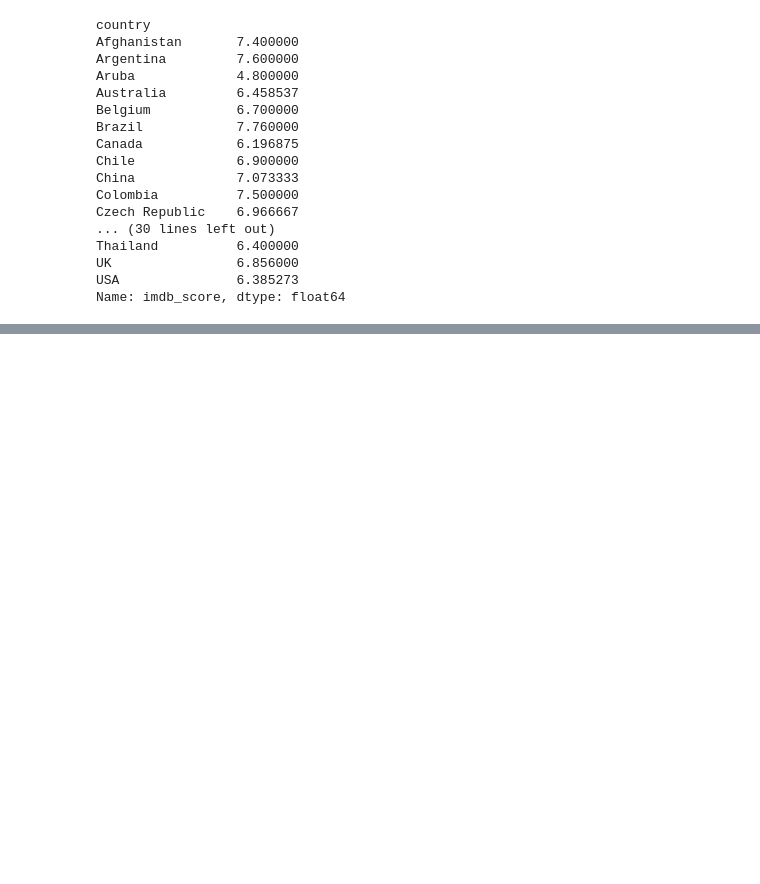
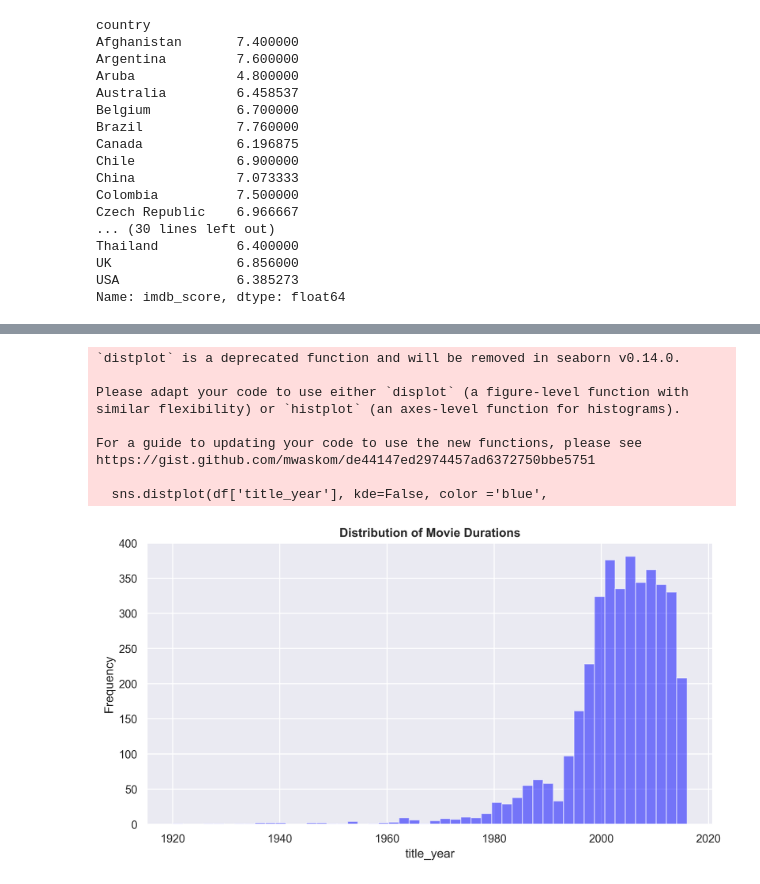
Before and after one commit to pongsapaks/DADS5001, a Jupyter notebook: IMDB.ipynb, the cells around one changed output, grey strips where cells are left out. Cells and saved outputs as stored; diff of their text form; code cells hidden in the pictures; blank space fills up the shorter version.

```diff
--- a/IMDB.ipynb
+++ b/IMDB.ipynb
@@ -423,0 +423,23 @@ Name: imdb_score, dtype: float64
+# %%
+#แต่ละปีมีหนังถูกผลิตในปีไหนบ้าง การกระจายเป็นอย่างไร ตั้งแต่ 19xx-2016
+plt.figure(figsize=(10,5), dpi=300)
+ax = plt.gca()
+sns.distplot(df['title_year'], kde=False, color ='blue',
+            hist_kws={'alpha': 0.5},
+            axlabel='Duration',
+            ax=ax)
+ax.set_xlabel('title_year')
+ax.set_ylabel('Frequency')
+ax.set_title('Distribution of Movie Durations', fontweight='bold')
+plt.show()
+# %% [output]
+`distplot` is a deprecated function and will be removed in seaborn v0.14.0.
+
+Please adapt your code to use either `displot` (a figure-level function with
+similar flexibility) or `histplot` (an axes-level function for histograms).
+
+For a guide to updating your code to use the new functions, please see
+https://gist.github.com/mwaskom/de44147ed2974457ad6372750bbe5751
+
+  sns.distplot(df['title_year'], kde=False, color ='blue',
+[figure, added]
```
Also changed, not shown: parts of 15 cells of this notebook.
